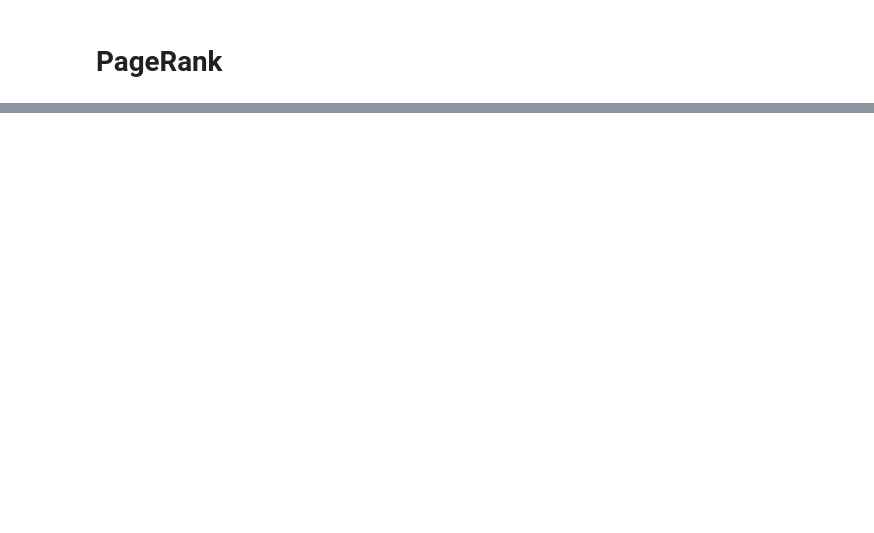
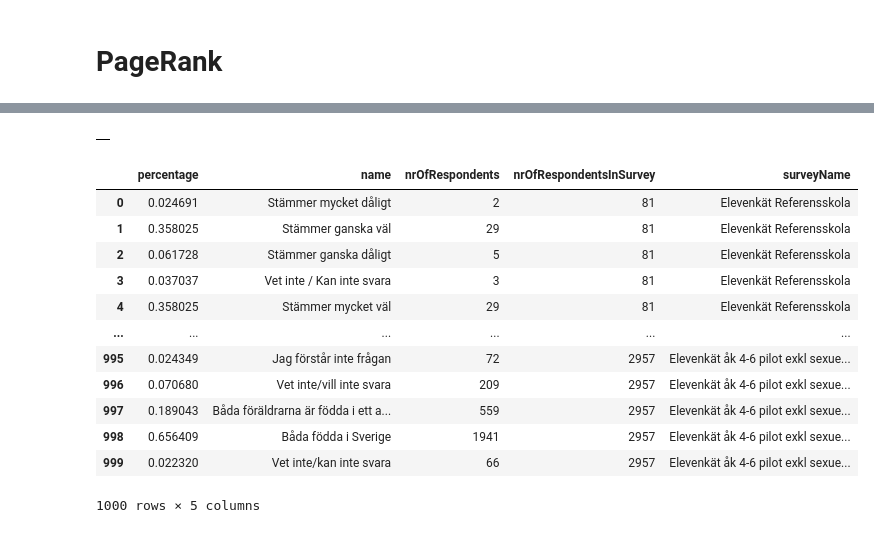
Before and after one commit to oenstrom/Bachelor_thesis_OE222FH_CE223AF, a Jupyter notebook: jupyter_notebook/pagerank.ipynb, the cells around one changed output, grey strips where cells are left out. Cells and saved outputs as stored; diff of their text form; code cells hidden in the pictures; blank space fills up the shorter version.

```diff
--- a/jupyter_notebook/pagerank.ipynb
+++ b/jupyter_notebook/pagerank.ipynb
@@ -57,0 +101,8 @@ gds.run_cypher("""
+# %%
+# Create relationship from questionalternative to respondent called CHOSEN_BY if the there already is a relationship between the two nodes called CHOSE.
+# The relationship CHOSEN_BY will have a property called score which is the same as the property nrOfRespondents on the node QuestionAlternative.
+gds.run_cypher("""
+                MATCH (q:QuestionAlternative)<-[c:CHOSE]-(r:Respondent)
+                MERGE (q)-[cb:CHOSEN_BY]->(r)
+                SET cb.score = q.nrOfRespondents
+               """)
@@ -57,0 +130,55 @@ gds.run_cypher("""
+# %%
+# Create relation HAS_PARTICIPATED between Respondent and Survey.
+# Currently Respondents have relation HAS_ANSWERED to Question which has
+# relation HAS_QUESTION to Survey.
+
+gds.run_cypher("""
+                MATCH (r:Respondent)-[a:HAS_ANSWERED]->(q:Question)<-[h:HAS_QUESTION]-(s:Survey)
+                MERGE (r)-[p:HAS_PARTICIPATED]->(s)
+               """)
+# %% [output]
+|  |
+# %%
+# Divide the property nrOfRespondents on the node QuestionAlternative
+# by the number of Repondents with relation HAS_PARTICIPATED to the Survey
+# that the Question with relation CONSISTS_OF to said QuestionAlternative
+# belongs to. This will give us the percentage of Respondents that chose
+# the QuestionAlternative in relation to the total number of Respondents.
+
+#gds.run_cypher("""
+#                MATCH (qa:QuestionAlternative)<-[ch:CHOSE]-(re:Respondent)-[hp:HAS_PARTICIPATED]->(su:Survey)-[hq:HAS_QUESTION]->(qu:Question)-[co:CONSISTS_OF]->(qua:QuestionAlternative)
+#                WHERE qa.id=qua.id
+#                return qa.nrOfRespondents / count(re) as percentage, qa.name as name, qa.nrOfRespondents as nrOfRespondents, count(re) as nrOfRespondentsInSurvey, su.name as surveyName
+#                LIMIT 10;
+#               """)
+
+# The above gave this result:
+# 	percentage	name	                    nrOfRespondents	nrOfRespondentsInSurvey	surveyName
+# 0	1.000000	Stämmer mycket väl	        24.0	        24	                    Elevenkät Referensskola
+# 1	0.500000	Nej, det har inte hänt mig	54.0	        108	                    Elevenkät Referensskola
+#
+# nrOfRespondentsInSurvey is wrong since the both rows contain the same survey but nrOfRespondentsInSurvey is 24 and 108 respectively.
+# Do a query where the nrOfRespondentsInSurvey actually is correct.
+
+gds.run_cypher("""
+                MATCH (su:Survey)-[:HAS_QUESTION]->(qu:Question)-[:CONSISTS_OF]->(qa:QuestionAlternative)<-[:CHOSE]-(re:Respondent)-[:HAS_PARTICIPATED]->(su)
+                WITH su, count(DISTINCT re) as nrOfRespondentsInSurvey
+                MATCH (su)-[:HAS_QUESTION]->(qu:Question)-[:CONSISTS_OF]->(qa:QuestionAlternative)<-[:CHOSE]-(re2:Respondent)-[:HAS_PARTICIPATED]->(su)
+                WITH su, qa, nrOfRespondentsInSurvey, count(re2) as nrOfRespondents
+                RETURN nrOfRespondents * 1.0 / nrOfRespondentsInSurvey as percentage, qa.name as name, nrOfRespondents as nrOfRespondents, nrOfRespondentsInSurvey, su.name as surveyName
+                LIMIT 1000;
+               """)
+# %% [output]
+|  | percentage | name | nrOfRespondents | nrOfRespondentsInSurvey | surveyName |
+| 0 | 0.024691 | Stämmer mycket dåligt | 2 | 81 | Elevenkät Referensskola |
+| 1 | 0.358025 | Stämmer ganska väl | 29 | 81 | Elevenkät Referensskola |
+| 2 | 0.061728 | Stämmer ganska dåligt | 5 | 81 | Elevenkät Referensskola |
+| 3 | 0.037037 | Vet inte / Kan inte svara | 3 | 81 | Elevenkät Referensskola |
+| 4 | 0.358025 | Stämmer mycket väl | 29 | 81 | Elevenkät Referensskola |
+| ... | ... | ... | ... | ... | ... |
+| 995 | 0.024349 | Jag förstår inte frågan | 72 | 2957 | Elevenkät åk 4-6 pilot exkl sexue... |
+| 996 | 0.070680 | Vet inte/vill inte svara | 209 | 2957 | Elevenkät åk 4-6 pilot exkl sexue... |
+| 997 | 0.189043 | Båda föräldrarna är födda i ett a... | 559 | 2957 | Elevenkät åk 4-6 pilot exkl sexue... |
+| 998 | 0.656409 | Båda födda i Sverige | 1941 | 2957 | Elevenkät åk 4-6 pilot exkl sexue... |
+| 999 | 0.022320 | Vet inte/kan inte svara | 66 | 2957 | Elevenkät åk 4-6 pilot exkl sexue... |
+1000 rows × 5 columns
```
Also changed, not shown: parts of 10 cells of this notebook.
